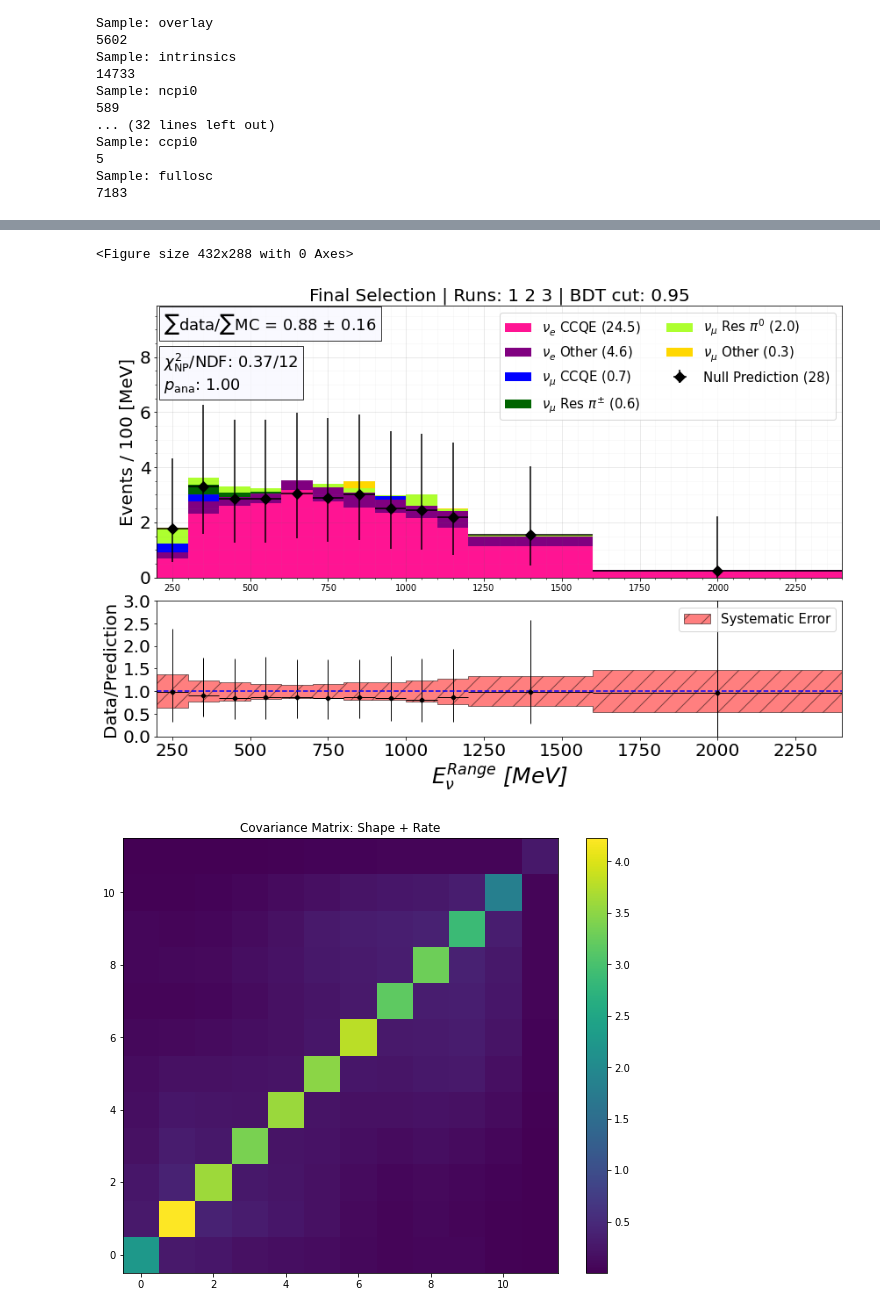
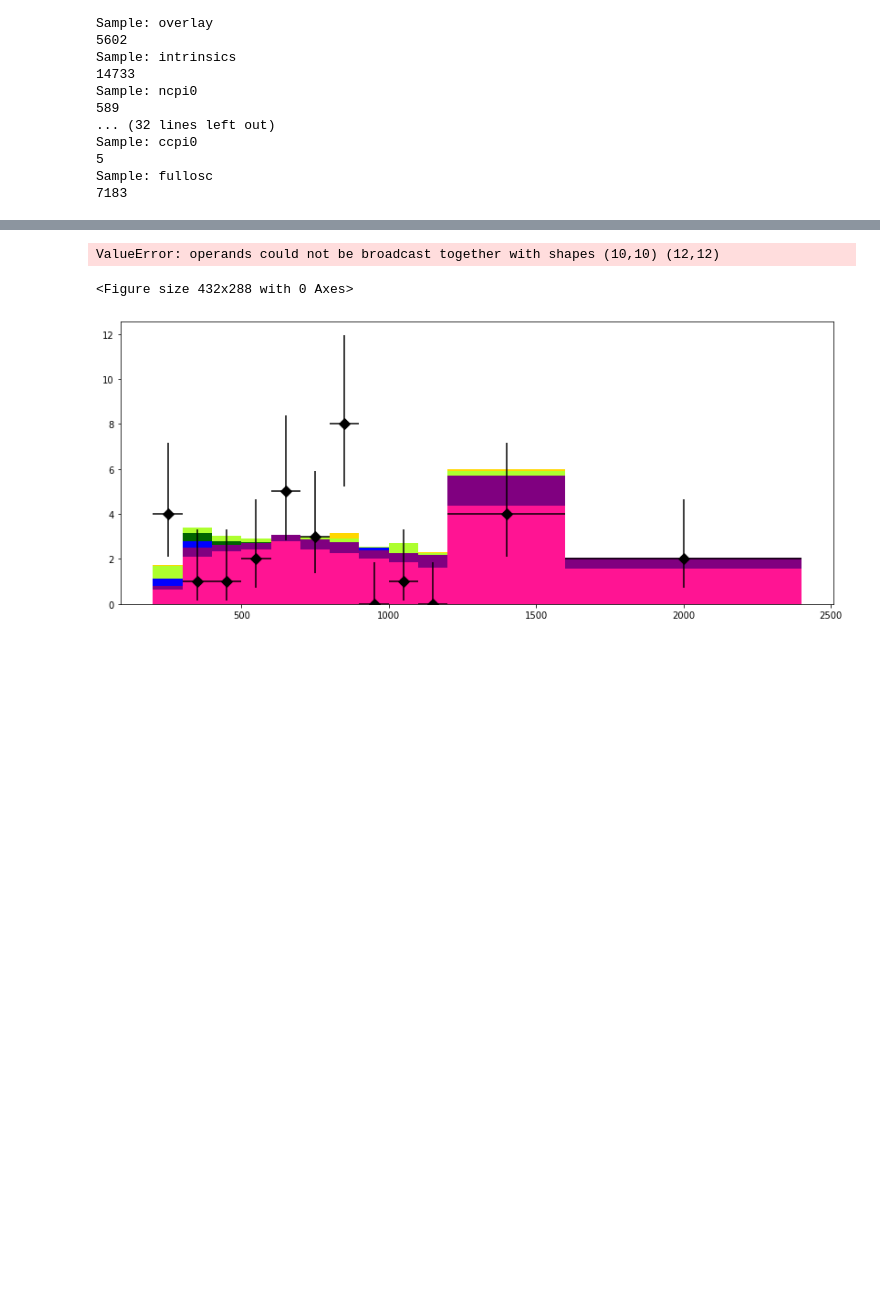
Before and after one commit to kmason03/NueAppearanceStudy, a Jupyter notebook: AppearencePlots.ipynb, the cells around one changed output, grey strips where cells are left out. Drawn from its saved outputs; the diff is of its cells as text; code cells hidden in the pictures; blank space fills up the shorter version.

Commit message:
updating to current version before clean up

```diff
--- a/AppearencePlots.ipynb
+++ b/AppearencePlots.ipynb
@@ -332,9 +327,9 @@ range_dict['sigprob'] = (0.95,1.0)
 detsystag = '1April2021'
 dettag='3March2021_vA_fullLowE_withPi0Sample_newShowerCalib'
 def getSysErrors(nbins,varName,mode,sigcut,rwtnameoverride=None,nsbmode=3):
-    det_sys_m = np.loadtxt(Nickdir+'CovMatrices/DetVar/3March2021_vA_fullLowE_withPi0Sample_newShowerCalib/7September2021/covMatrix/avgscore/BDTcut0.95/detsys_Enu_1e1p_run13_cutMode0_cov_smooth.csv',delimiter=',')
-#     det_sys_m = np.zeros((12,12))
-    rwt_sys_m = np.loadtxt(Nickdir+'CovMatrices/RwghtSys/frac_covar_rewgt_highE.txt')
+#     LEE version
+    det_sys_m = np.loadtxt(Nickdir+'CovMatrices/DetVar/3March2021_vA_fullLowE_withPi0Sample_newShowerCalib/1Apr2021/covMatrix/avgscore/BDTcut0.95/detsys_Enu_1e1p_run13_cov_smooth.csv',delimiter=',')
+    rwt_sys_m = np.loadtxt(Nickdir+'CovMatrices/RwghtSys/frac_covar_rewgt_FinalSelection__Enu_1e1p.txt')
 #     rwt_sys_m = np.zeros((12,12))
     rwt_sys_m = np.where(np.isnan(rwt_sys_m),0,rwt_sys_m)
     det_sys_m = np.where(np.isnan(det_sys_m),0,det_sys_m)
@@ -534,7 +529,7 @@ def getnormalizationunc(det_sys_m,rwt_sys_m,p):
     print("func",f_unc,(sum(p)),(sum(sum(msys))))
     return f_unc
 # %%
-)fudge_bkg = 1.0
+fudge_bkg = 1.0
 fudge_sig = 1.0
 
 plot_thresh = 0.05
@@ -545,7 +540,7 @@ nsbrwtovr = None
 
 #Binary Settings
 sys     = True
-usedata = False
+usedata = True
 plotPurity = False
 topplot = False
 pi0wplot = False
@@ -576,12 +571,12 @@ pvalsf = []
 cls  = ['deeppink','purple','blue','cyan','darkgreen','greenyellow','gold','brown','gray','fuchsia']
 
 # set to best oscilation parameters
-m41=bestm
-sin41=bests
-m41=8.0
-sin41=0.0001
-um4 =.135
-ue4 = .117
+# m41=bestm
+# sin41=bests
+m41=0
+sin41=0
+um4 =0
+ue4 =0
 print(ue4)
 
 for varName in varb_names:
@@ -681,14 +676,14 @@ for varName in varb_names:
                     if nsbmode==2: weights*=dfc['Enu_1e1p']<700
                     weights*=dfc['Enu_1e1p']<range_dict['Enu_1e1p'][1]
 #                     add in weights for different binning
-                    binweights=np.ones(len(weights))
-                    for i in range(len(weights)):
-                        enu = dfc['Enu_1e1p'].values[i]
-                        if(enu<=1600 and enu>1200 ):
-                            binweights[i]*=1.0/4.0
-                        if(enu>1600 and enu<=2400 ):
-                            binweights[i]*=1.0/8.0
-                    weights*=binweights
+#                     binweights=np.ones(len(weights))
+#                     for i in range(len(weights)):
+#                         enu = dfc['Enu_1e1p'].values[i]
+#                         if(enu<=1600 and enu>1200 ):
+#                             binweights[i]*=1.0/4.0
+#                         if(enu>1600 and enu<=2400 ):
+#                             binweights[i]*=1.0/8.0
+#                     weights*=binweights
 
                     leeweights = dfc['LEEweight'] * weights
 
@@ -914,6 +909,7 @@ for varName in varb_names:
             nullhist = np.zeros((numbins))
 
             print("nullbins:", nullhist)
+            print(len(vals), len(valerrs))
             if usedata:
                 plt.errorbar(xbins,vals,xerr=binwid,yerr=valerrs,marker='D',ls='None',color='black',ms=8,label="%s (%i)"%(datLab,nums[11]),elinewidth=1.5)
             else:
@@ -1027,7 +1023,7 @@ for varName in varb_names:
             plt.xlim((low,high))
             plt.xticks(fontsize=20)
             plt.yticks(fontsize=20)
-            plt.savefig('BestSpec_statonly_210901.png')
+            plt.savefig('LEE_null_220217.png')
 
             plt.show()
             plt.clf()
@@ -1071,6 +1067,6 @@ test: 8.0 0.0001 0.36779157878227386
-<Figure size 432x288 with 0 Axes>
+ValueError: operands could not be broadcast together with shapes (10,10) (12,12)
+<Figure size 432x288 with 0 Axes>
-[figure, old version]
+[figure, new version]
-[figure, removed]
 # %%
 # # plot cov matrices
 
```
Also changed, not shown: parts of 7 cells of this notebook, 26 other files.
